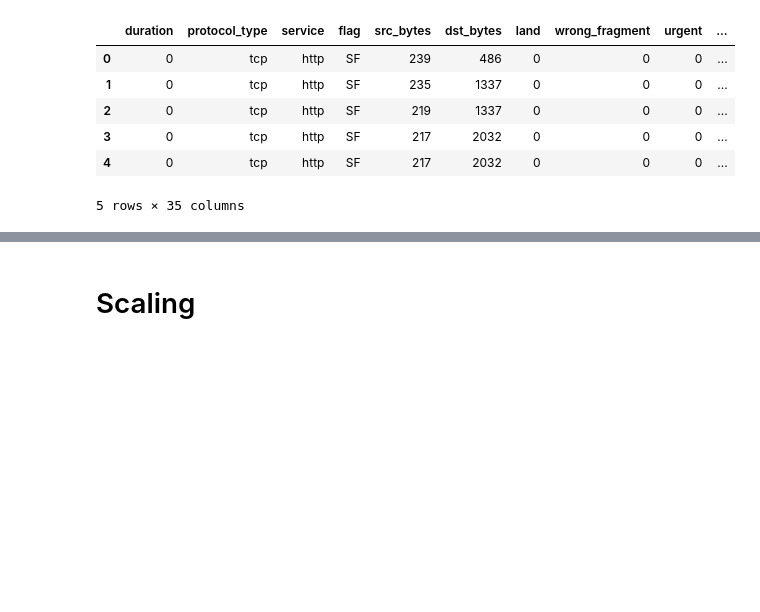
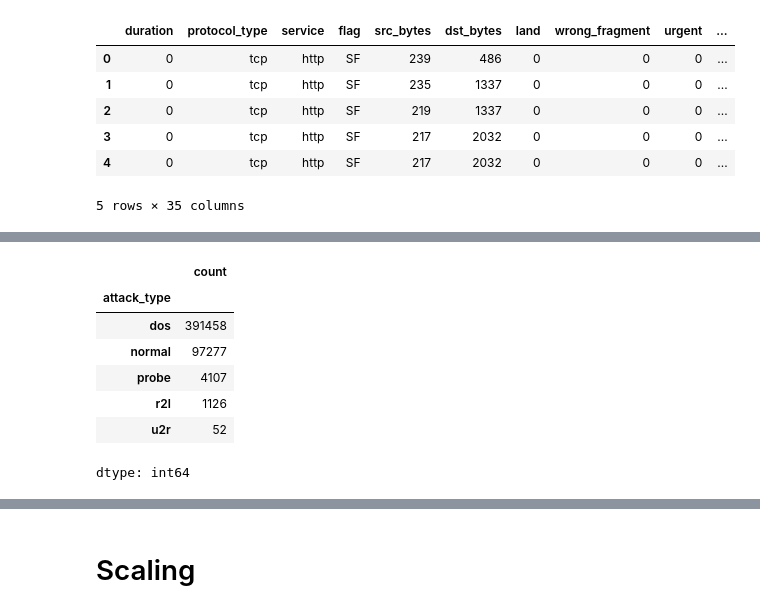
Before and after one commit to Pakapakk/Network_Traffic_Anomaly_Detection, a Jupyter notebook: anomaly_detection.ipynb, the cells around one changed output, grey strips where cells are left out. Cells and saved outputs as stored; diff of their text form; code cells hidden in the pictures; blank space fills up the shorter version.

```diff
--- a/anomaly_detection.ipynb
+++ b/anomaly_detection.ipynb
@@ -296,0 +346,11 @@ kdd_df.head()
+# %%
+kdd_df['attack_type'].value_counts()
+# %% [output]
+|  | count |
+| attack_type |  |
+| dos | 391458 |
+| normal | 97277 |
+| probe | 4107 |
+| r2l | 1126 |
+| u2r | 52 |
+dtype: int64
```
Also changed, not shown: parts of 25 cells of this notebook.
